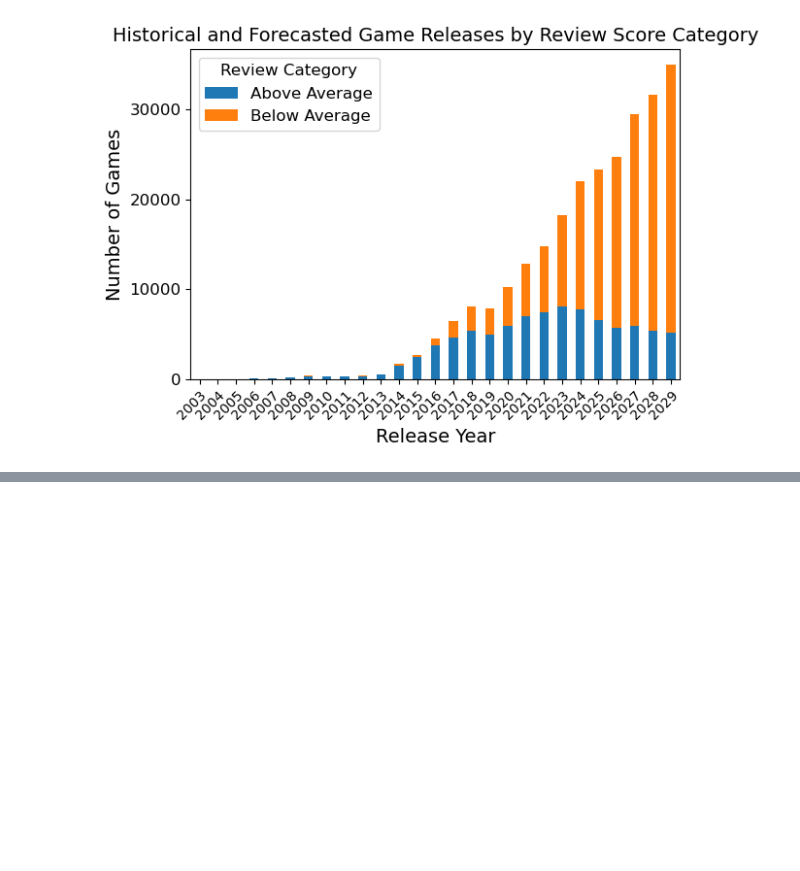
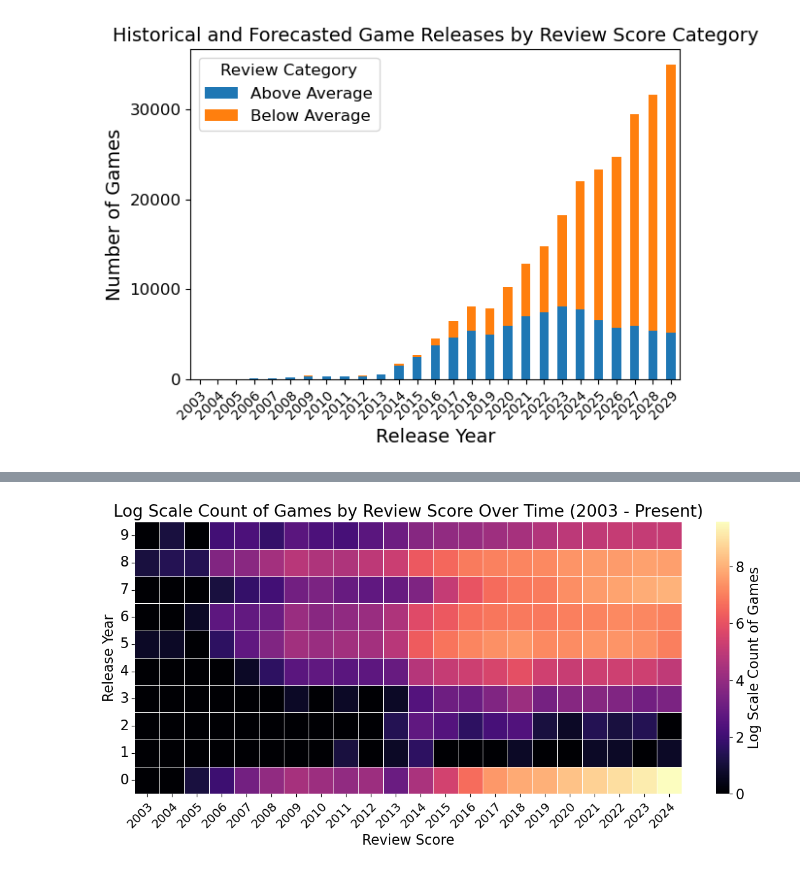
Before and after one commit to KianBahia/Steam-Data-Science-Report, a Jupyter notebook: attempt2.ipynb, the cells around one changed output, grey strips where cells are left out. Drawn from its saved outputs; the diff is of its cells as text; code cells hidden in the pictures; blank space fills up the shorter version.

Commit message:
heatmap added and done for tonight

```diff
--- a/attempt2.ipynb
+++ b/attempt2.ipynb
@@ -514,0 +531,39 @@ print(model.summary())
+# %%
+
+# Filter data from 2003 onwards
+df_filtered = df_merged[df_merged['release_year'] >= 2003]
+
+# Convert review_score to integer
+df_filtered['review_score'] = df_filtered['review_score'].astype(int)
+
+# Group by review score and year, count occurrences
+heatmap_data = df_filtered.groupby(['review_score', 'release_year']).size().unstack(fill_value=0)
+
+# Log scale heatmap
+plt.figure(figsize=(12, 6))
+log_heatmap_data = np.log1p(heatmap_data)
+ax = sns.heatmap(
+    log_heatmap_data, cmap='magma', linewidths=0.5,
+    cbar_kws={'label': 'Log Scale Count of Games'}
+)
+plt.ylabel("Release Year")
+plt.xlabel("Review Score")
+plt.title("Log Scale Count of Games by Review Score Over Time (2003 - Present)")
+
+# Ensure y-axis labels are vertical
+plt.yticks(rotation=0)
+
+# Adjust x-axis tick labels
+plt.setp(ax.get_xticklabels(),
+         rotation=45,
+         ha='right',
+         rotation_mode='anchor',
+         va='top',
+         fontsize=14)
+
+plt.gca().invert_yaxis()  # Invert the y-axis
+plt.tight_layout()
+plt.savefig('heatmap.pdf', format='pdf', bbox_inches='tight')
+plt.show()
+# %% [output]
+[figure, added]
```
Also changed, not shown: parts of 4 cells of this notebook, 6 other files.
